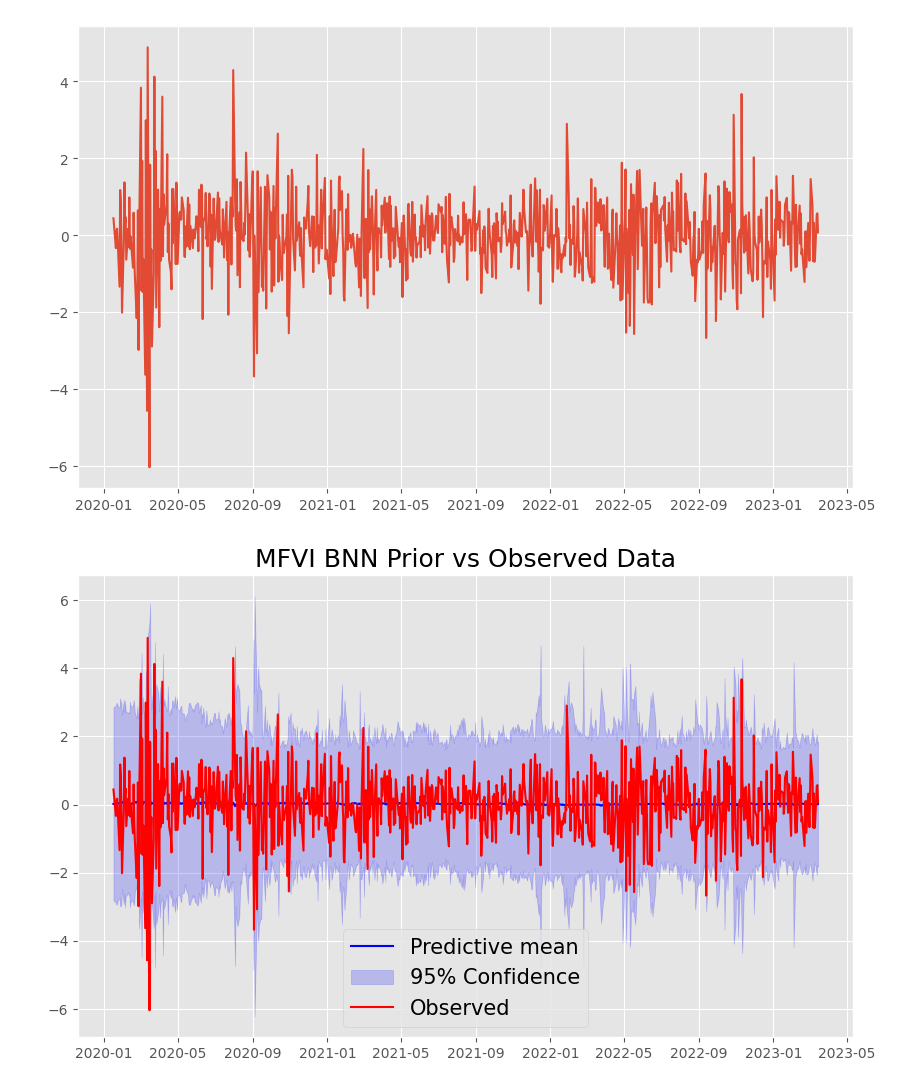
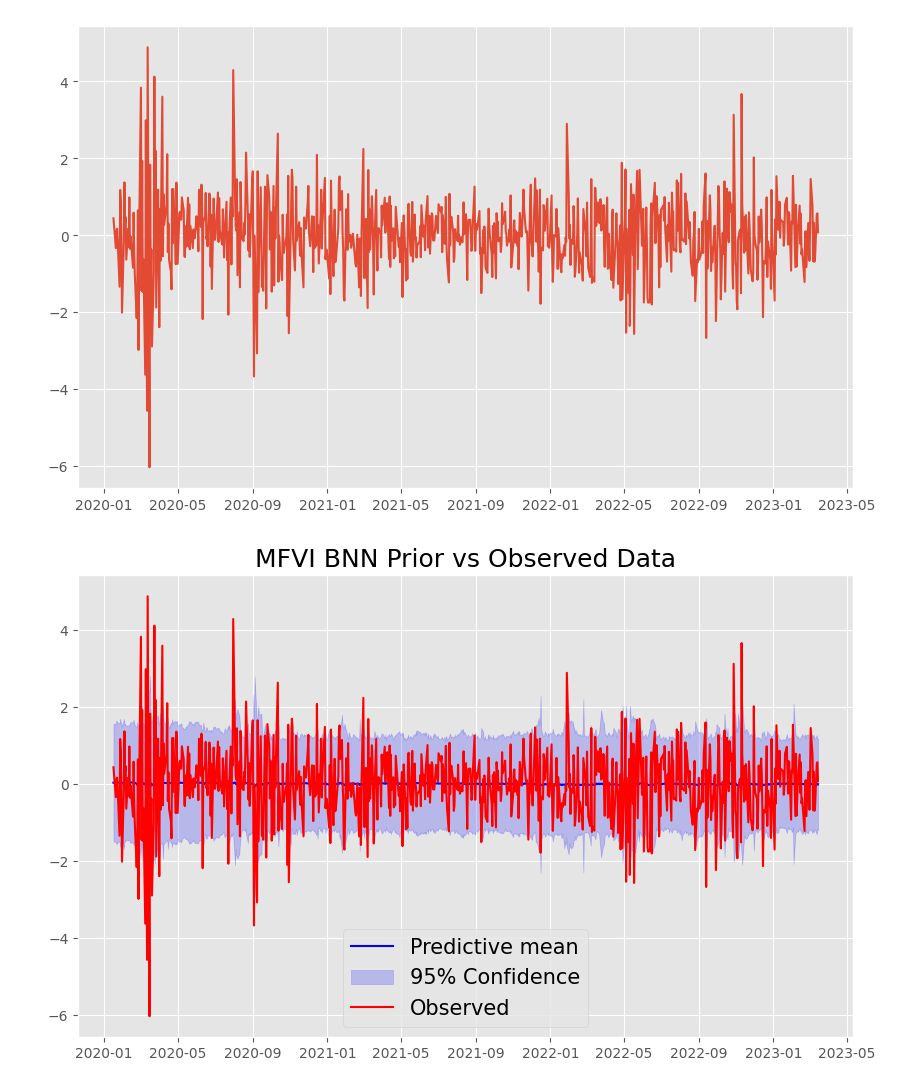
Before and after one commit to Marco-Gal/Bayesian-Neural-Network-Project, a Jupyter notebook: Financial Data/Pat attempts/log-returns2.ipynb, the cells around one changed output. Saved outputs shown, nothing was run; the diff lists cells and outputs as text; code cells hidden in the pictures.

```diff
--- a/Financial Data/Pat attempts/log-returns2.ipynb
+++ b/Financial Data/Pat attempts/log-returns2.ipynb
@@ -79,7 +79,7 @@ plt.show()
 class MeanFieldLayer(nn.Module):
     """Represents a mean-field Gaussian distribution over each layer of the network."""
 
-    def __init__(self, input_dim, output_dim, init_var=1e-3, prior_var = 1e-4):
+    def __init__(self, input_dim, output_dim, init_var=1, prior_var = 1):
         super(MeanFieldLayer, self).__init__()
         self.input_dim = input_dim
         self.output_dim = output_dim
@@ -93,11 +93,11 @@ class MeanFieldLayer(nn.Module):
         # Variational parameters q(theta)
         self.w_mu_q = nn.Parameter(torch.zeros(input_dim, output_dim), requires_grad=True)
         self.w_log_var_q = nn.Parameter(
-            torch.ones(input_dim, output_dim) * torch.log(torch.tensor(prior_var)), requires_grad=True
+            torch.ones(input_dim, output_dim) * torch.log(torch.tensor(init_var)), requires_grad=True
         )
         self.b_mu_q = nn.Parameter(torch.zeros(output_dim), requires_grad=True)
         self.b_log_var_q = nn.Parameter(
-            torch.ones(output_dim) * torch.log(torch.tensor(prior_var)), requires_grad=True
+            torch.ones(output_dim) * torch.log(torch.tensor(init_var)), requires_grad=True
         )
 
     def p_w(self):
@@ -146,7 +146,8 @@ class MeanFieldBNN(nn.Module):
         output_dim,
         activation=nn.ReLU(),
         noise_std=1.0,
-        prior_var = 1e-4
+        prior_var = 1,
+        init_var = 1
     ):
         super(MeanFieldBNN, self).__init__()
         self.input_dim = input_dim
@@ -158,15 +159,15 @@ class MeanFieldBNN(nn.Module):
         self.network = nn.ModuleList()
         for i in range(len(hidden_dims) + 1):
             if i == 0:
-                self.network.append(MeanFieldLayer(self.input_dim, self.hidden_dims[i], prior_var=prior_var))
+                self.network.append(MeanFieldLayer(self.input_dim, self.hidden_dims[i], init_var=init_var, prior_var=prior_var))
                 self.network.append(self.activation)
             elif i == len(hidden_dims):
                 self.network.append(
-                    MeanFieldLayer(self.hidden_dims[i - 1], self.output_dim, prior_var=prior_var)
+                    MeanFieldLayer(self.hidden_dims[i - 1], self.output_dim, init_var=init_var, prior_var=prior_var)
                 )
             else:
                 self.network.append(
-                    MeanFieldLayer(self.hidden_dims[i - 1], self.hidden_dims[i], prior_var=prior_var)
+                    MeanFieldLayer(self.hidden_dims[i - 1], self.hidden_dims[i], init_var=init_var, prior_var=prior_var)
                 )
                 self.network.append(self.activation)
 
@@ -212,25 +213,25 @@ class MeanFieldBNN(nn.Module):
 
         return kl - exp_ll, exp_ll, kl
 # %%
-bnn_model = MeanFieldBNN(4, [10, 10], 1, noise_std=1, prior_var=0.2)
+bnn_model = MeanFieldBNN(4, [5, 5], 1, noise_std=0.1, init_var=0.2, prior_var=0.1)
 
 opt = torch.optim.Adam(
     bnn_model.parameters(),
-    lr = 1e-2
+    lr = 1e-3
 )
 
 preds = bnn_model(X_train, num_samples=500).squeeze(-1).detach().numpy()
 pred_mean = preds.mean(0)
 pred_std = preds.std(0)
 plt.plot(aapl.index[:len(pred_mean)], pred_mean, color='blue', label='Predictive mean')
 plt.fill_between(aapl.index[:len(pred_mean)], pred_mean + 1.96*pred_std, pred_mean - 1.96*pred_std, color='blue', alpha=0.2, label='95% Confidence')
 
 plt.title("MFVI BNN Prior vs Observed Data", fontsize=18)
 plt.plot(aapl.index[:len(pred_mean)], y_train, color='red', label='Observed', zorder=900)
 plt.legend(fontsize=15, loc='lower center')
 plt.show()
 # %% [output]
-[figure, old version]
+[figure, new version]
 # %%
 tr_loss_evo = []
 tr_ll_evo = []
```
Also changed, not shown: parts of 6 cells of this notebook, 6 other files.
